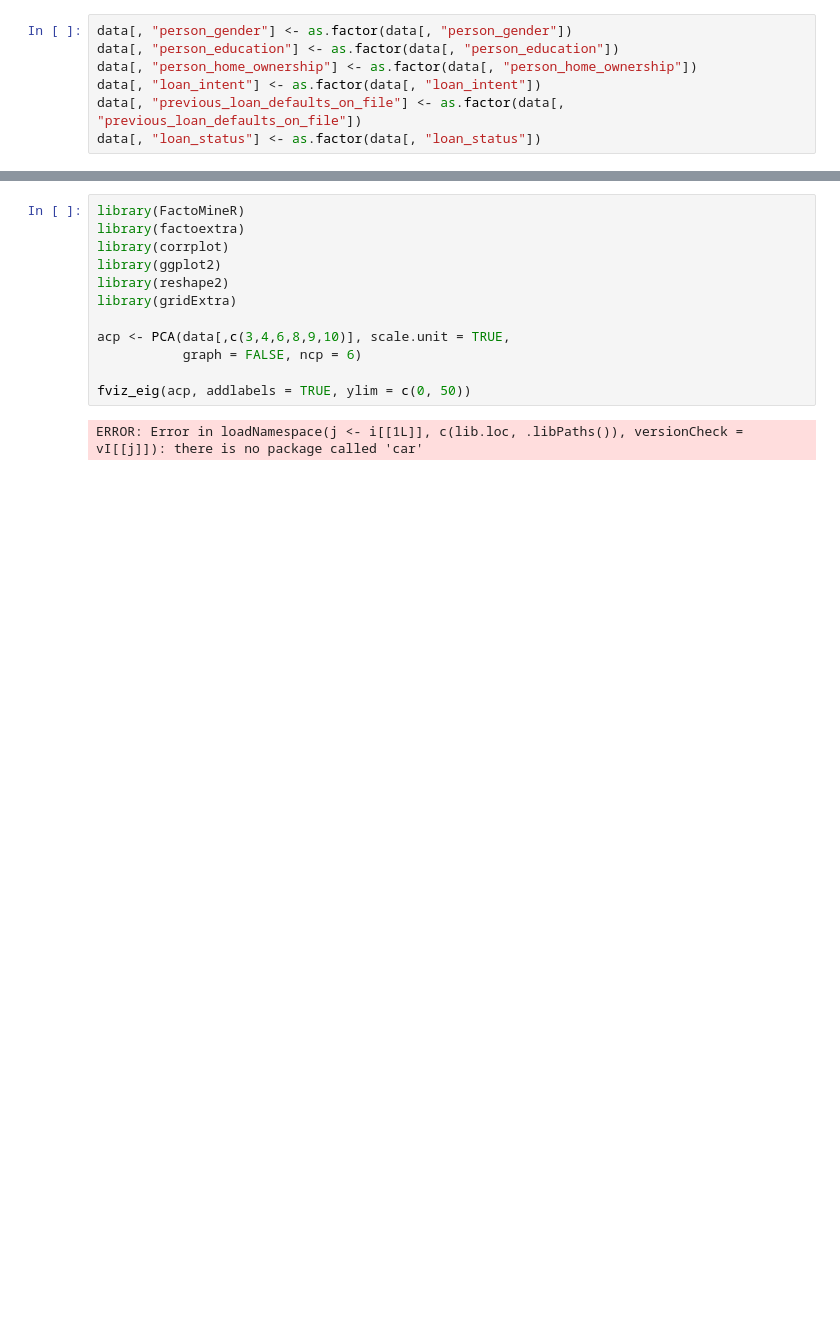
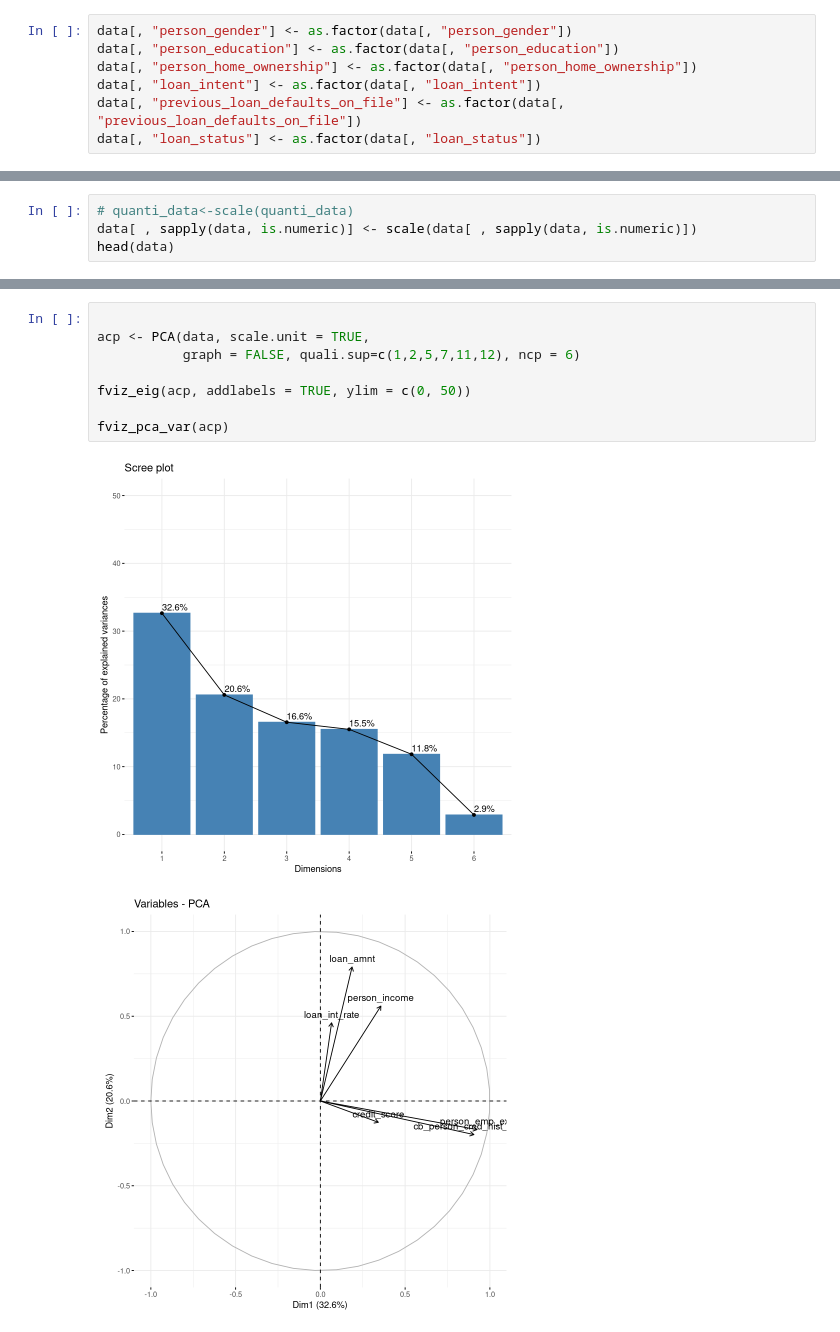
Before and after one commit to bao-do/4A_AnalyseDeDonnnesProjet, a Jupyter notebook: Ngoc_R.ipynb, the cells around one changed output, grey strips where cells are left out. Cells and saved outputs as stored; diff of their text form; blank space fills up the shorter version.

```diff
--- a/Ngoc_R.ipynb
+++ b/Ngoc_R.ipynb
@@ -98,0 +125,4 @@ corrplot(cor(data[,c(3,4,6,8,9,10)]),method="number")
+# %%
+# quanti_data<-scale(quanti_data)
+data[ , sapply(data, is.numeric)] <- scale(data[ , sapply(data, is.numeric)])
+head(data)
@@ -99,14 +139,11 @@ corrplot(cor(data[,c(3,4,6,8,9,10)]),method="number")
 # %%
-library(FactoMineR)
-library(factoextra)
-library(corrplot)
-library(ggplot2)
-library(reshape2)
-library(gridExtra)
 
-acp <- PCA(data[,c(3,4,6,8,9,10)], scale.unit = TRUE,
-           graph = FALSE, ncp = 6)
+acp <- PCA(data, scale.unit = TRUE,
+           graph = FALSE, quali.sup=c(1,2,5,7,11,12), ncp = 6)
 
 fviz_eig(acp, addlabels = TRUE, ylim = c(0, 50))
+
+fviz_pca_var(acp)
 # %% [output]
-ERROR: Error in loadNamespace(j <- i[[1L]], c(lib.loc, .libPaths()), versionCheck = vI[[j]]): there is no package called 'car'
+[figure, added]
+[figure, added]
```
Also changed, not shown: parts of 34 cells of this notebook, 2 other files.
